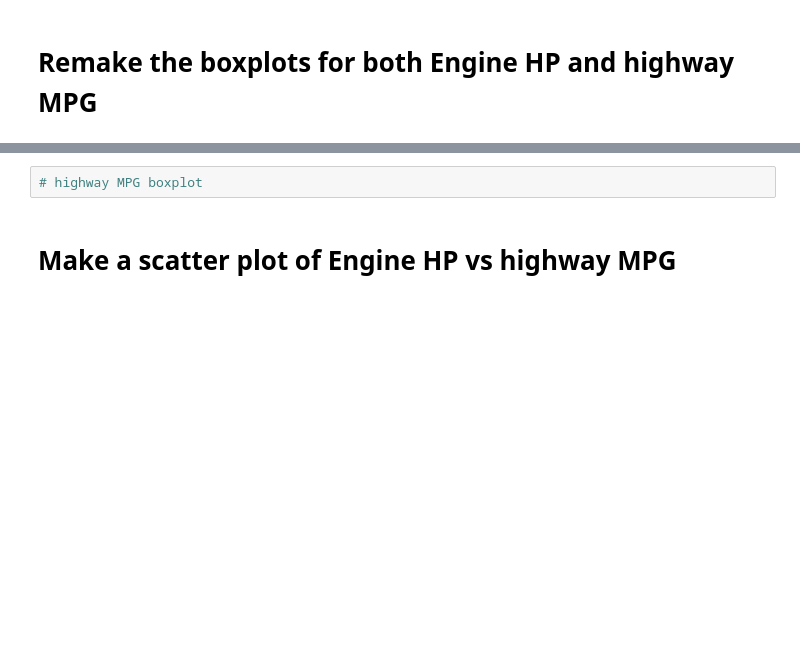
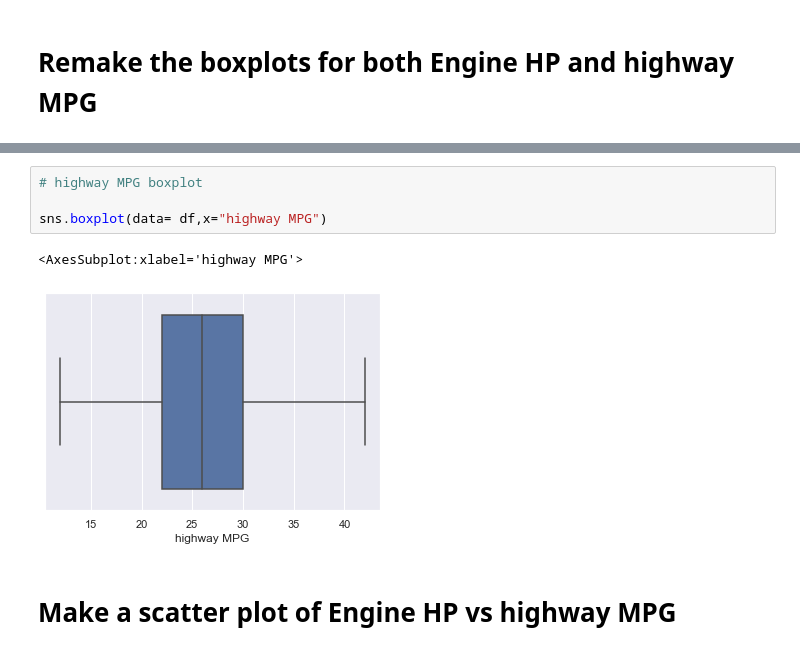
Before and after one commit to SamuelObregon1/2021-fall-data-science, a Jupyter notebook: Week-02-EDA/Exercise-EDA.ipynb, the cells around one changed output, grey strips where cells are left out. Cells and saved outputs as stored; diff of their text form; blank space fills up the shorter version.

```diff
--- a/Week-02-EDA/Exercise-EDA.ipynb
+++ b/Week-02-EDA/Exercise-EDA.ipynb
@@ -291,5 +324,10 @@ sns.boxplot(data=df,x='highway MPG')
 # %%
 # highway MPG boxplot
+
+sns.boxplot(data= df,x="highway MPG")
+# %% [output]
+<AxesSubplot:xlabel='highway MPG'>
+[figure, added]
 # %% [markdown]
 # Make a scatter plot of Engine HP vs highway MPG
 # %%
```
Also changed, not shown: parts of 11 cells of this notebook, 1 other file.
